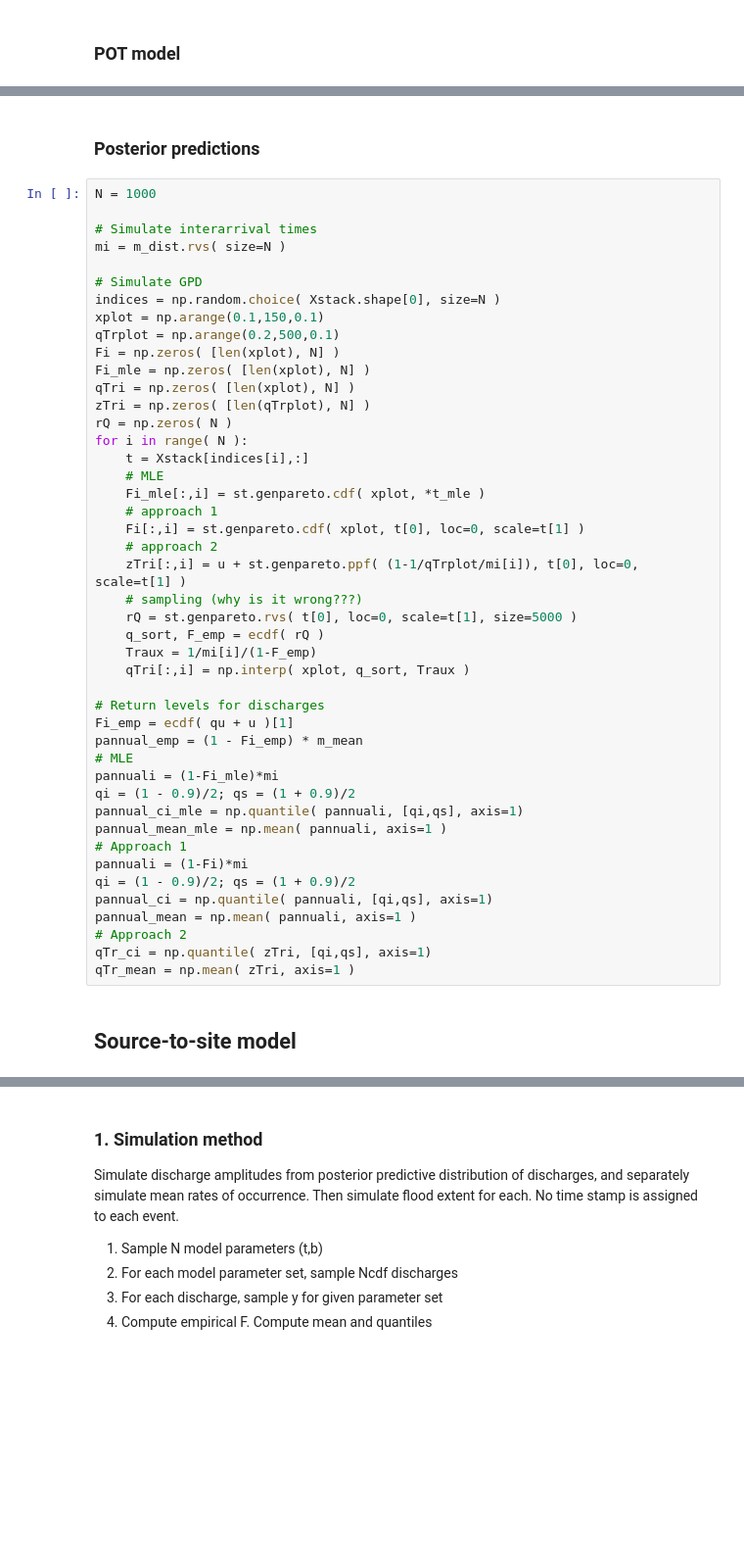
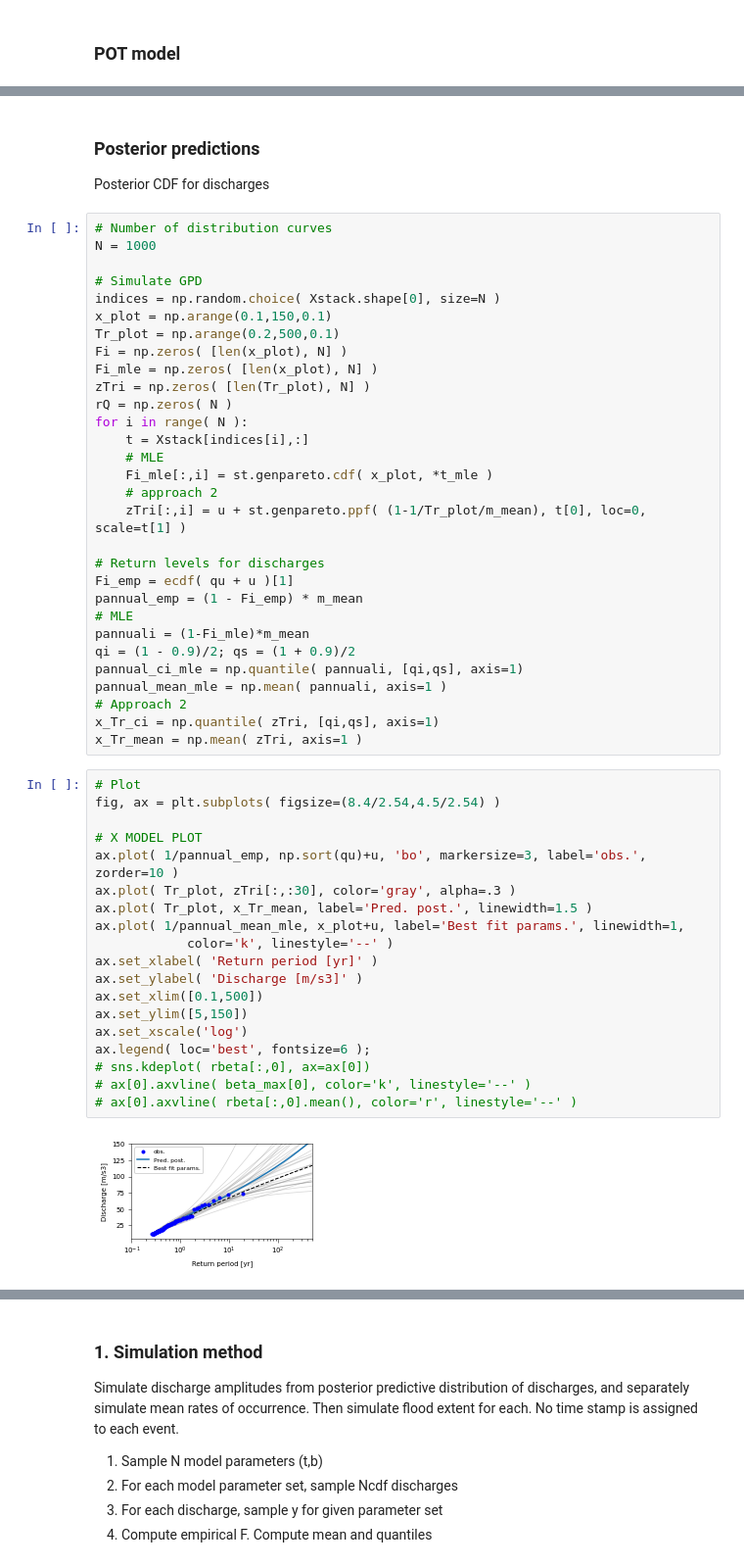
Before and after one commit to mbalbi/icasp14_paper68, a Jupyter notebook: synthetic_model.ipynb, the cells around one changed output, grey strips where cells are left out. Shown at 98% size. Drawn from its saved outputs; the diff is of its cells as text; blank space fills up the shorter version.

```diff
--- a/synthetic_model.ipynb
+++ b/synthetic_model.ipynb
@@ -155,49 +171,55 @@ fig.tight_layout()
 # %% [markdown]
 ### Posterior predictions
+
+Posterior CDF for discharges
 # %%
+# Number of distribution curves
 N = 1000
-
-# Simulate interarrival times
-mi = m_dist.rvs( size=N )
 
 # Simulate GPD
 indices = np.random.choice( Xstack.shape[0], size=N )
-xplot = np.arange(0.1,150,0.1)
-qTrplot = np.arange(0.2,500,0.1)
-Fi = np.zeros( [len(xplot), N] )
-Fi_mle = np.zeros( [len(xplot), N] )
-qTri = np.zeros( [len(xplot), N] )
-zTri = np.zeros( [len(qTrplot), N] )
+x_plot = np.arange(0.1,150,0.1)
+Tr_plot = np.arange(0.2,500,0.1)
+Fi = np.zeros( [len(x_plot), N] )
+Fi_mle = np.zeros( [len(x_plot), N] )
+zTri = np.zeros( [len(Tr_plot), N] )
 rQ = np.zeros( N )
 for i in range( N ):
     t = Xstack[indices[i],:]
     # MLE
-    Fi_mle[:,i] = st.genpareto.cdf( xplot, *t_mle )
-    # approach 1
-    Fi[:,i] = st.genpareto.cdf( xplot, t[0], loc=0, scale=t[1] )
+    Fi_mle[:,i] = st.genpareto.cdf( x_plot, *t_mle )
     # approach 2
-    zTri[:,i] = u + st.genpareto.ppf( (1-1/qTrplot/mi[i]), t[0], loc=0, scale=t[1] )
-    # sampling (why is it wrong???)
-    rQ = st.genpareto.rvs( t[0], loc=0, scale=t[1], size=5000 )
-    q_sort, F_emp = ecdf( rQ )
-    Traux = 1/mi[i]/(1-F_emp)
-    qTri[:,i] = np.interp( xplot, q_sort, Traux )
+    zTri[:,i] = u + st.genpareto.ppf( (1-1/Tr_plot/m_mean), t[0], loc=0, scale=t[1] )
 
 # Return levels for discharges
 Fi_emp = ecdf( qu + u )[1]
 pannual_emp = (1 - Fi_emp) * m_mean
 # MLE
-pannuali = (1-Fi_mle)*mi
+pannuali = (1-Fi_mle)*m_mean
 qi = (1 - 0.9)/2; qs = (1 + 0.9)/2
 pannual_ci_mle = np.quantile( pannuali, [qi,qs], axis=1)
 pannual_mean_mle = np.mean( pannuali, axis=1 )
-# Approach 1
-pannuali = (1-Fi)*mi
-qi = (1 - 0.9)/2; qs = (1 + 0.9)/2
-pannual_ci = np.quantile( pannuali, [qi,qs], axis=1)
-pannual_mean = np.mean( pannuali, axis=1 )
 # Approach 2
-qTr_ci = np.quantile( zTri, [qi,qs], axis=1)
-qTr_mean = np.mean( zTri, axis=1 )
+x_Tr_ci = np.quantile( zTri, [qi,qs], axis=1)
+x_Tr_mean = np.mean( zTri, axis=1 )
-# %% [markdown]
-## Source-to-site model
+# %%
+# Plot
+fig, ax = plt.subplots( figsize=(8.4/2.54,4.5/2.54) )
+
+# X MODEL PLOT
+ax.plot( 1/pannual_emp, np.sort(qu)+u, 'bo', markersize=3, label='obs.', zorder=10 )
+ax.plot( Tr_plot, zTri[:,:30], color='gray', alpha=.3 )
+ax.plot( Tr_plot, x_Tr_mean, label='Pred. post.', linewidth=1.5 )
+ax.plot( 1/pannual_mean_mle, x_plot+u, label='Best fit params.', linewidth=1,
+            color='k', linestyle='--' )
+ax.set_xlabel( 'Return period [yr]' )
+ax.set_ylabel( 'Discharge [m/s3]' )
+ax.set_xlim([0.1,500])
+ax.set_ylim([5,150])
+ax.set_xscale('log')
+ax.legend( loc='best', fontsize=6 );
+# sns.kdeplot( rbeta[:,0], ax=ax[0])
+# ax[0].axvline( beta_max[0], color='k', linestyle='--' )
+# ax[0].axvline( rbeta[:,0].mean(), color='r', linestyle='--' )
+# %% [output]
+[figure, added]
```
Also changed, not shown: parts of 39 cells of this notebook.
